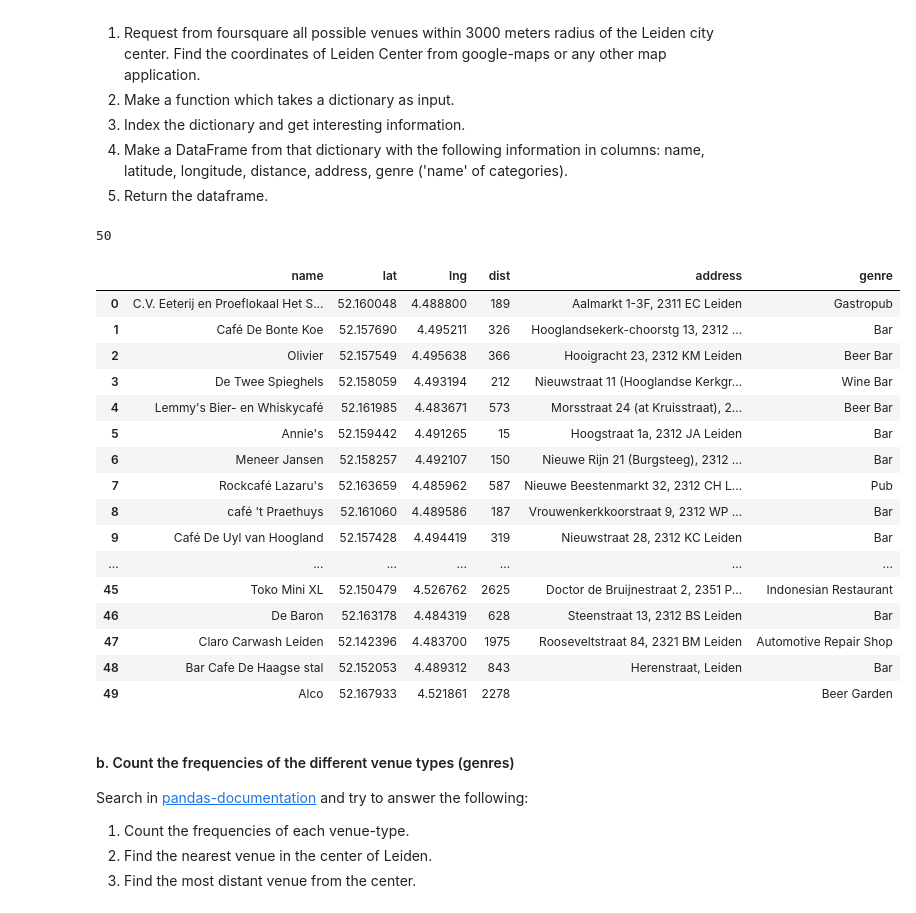
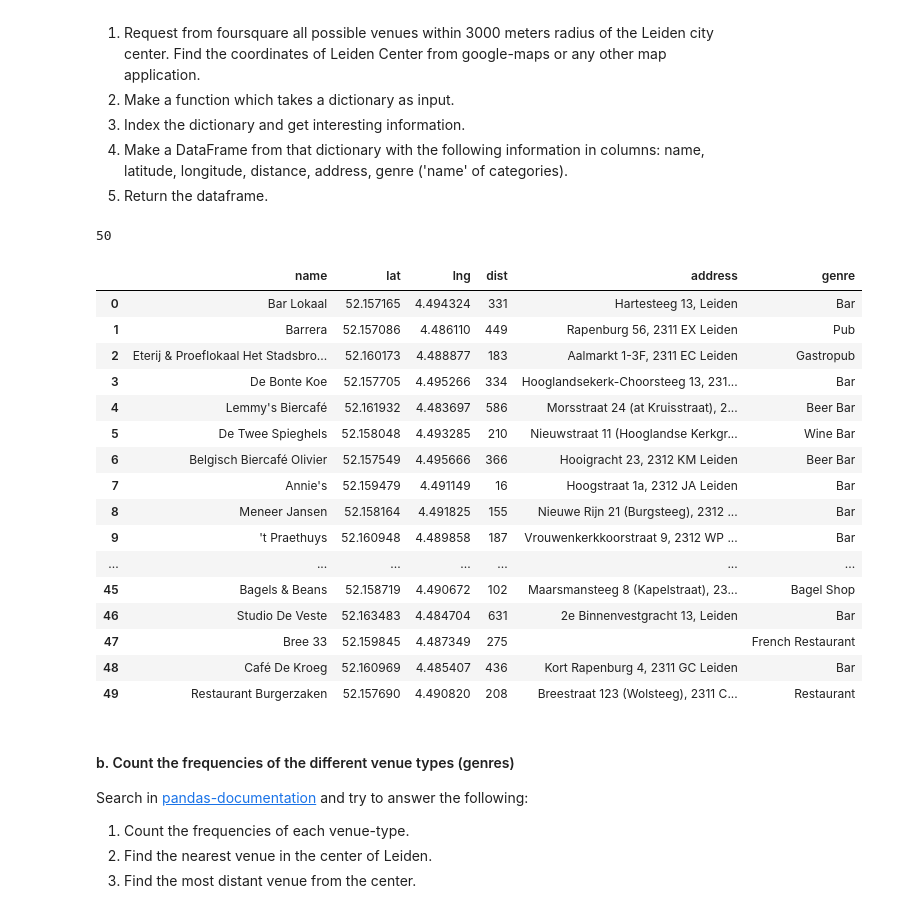
Before and after one commit to UC-Course-LU/Lab-1-Answers, a Jupyter notebook: Lab1_Answers.ipynb, the cells around one changed output. Saved outputs shown, nothing was run; the diff lists cells and outputs as text; code cells hidden in the pictures.

```diff
--- a/Lab1_Answers.ipynb
+++ b/Lab1_Answers.ipynb
@@ -393,57 +396,62 @@ import pandas as pd
 import requests
 import json
 
-# Please copy paste your API key from your web foursquare-app
-api_key="yourkey"
+# Please copy paste your bearer generated in the foursquare developer places API docs
+bearer = "yourbearer"
 
-url = "https://api.foursquare.com/v3/places/search"
-headers = {"accept": "application/json", "Authorization": api_key}
+url = "https://places-api.foursquare.com/places/search"
+
+headers = {
+    "accept": "application/json",
+    "X-Places-Api-Version": "2025-06-17",
+    "authorization": f"Bearer {bearer}"
+}
 
 params={
     'll': '52.159536,4.491366',
     'query': 'bar',
     'radius': 3000,
     'limit': 50
 }
 
 # Request data from foursquare
 data = json.loads(requests.get(url, headers=headers,params=params).text)
 
 # Build a function
 def venue_scraper(data):
     print(len(data['results']))
     d = {'name' : [], 'lat':[], 'lng': [], 'dist': [], 'address': [], 'genre': []}
     for i in range(len(data['results'])):
         d['name'].append(data['results'][i]['name'])
-        d['lat'].append(data['results'][i]['geocodes']['main']['latitude'])
-        d['lng'].append(data['results'][i]['geocodes']['main']['longitude'])
+        d['lat'].append(data['results'][i]['latitude'])
+        d['lng'].append(data['results'][i]['longitude'])
         d['dist'].append(data['results'][i]['distance'])
         d['address'].append(data['results'][i]['location']['formatted_address'])
         d['genre'].append(data['results'][i]['categories'][0]['name'])
     df = pd.DataFrame.from_dict(d)
     return d, df
 
 di, df=venue_scraper(data)
 df
 # %% [output]
 50
 |  | name | lat | lng | dist | address | genre |
-| 0 | C.V. Eeterij en Proeflokaal Het S... | 52.160048 | 4.488800 | 189 | Aalmarkt 1-3F, 2311 EC Leiden | Gastropub |
-| 1 | Café De Bonte Koe | 52.157690 | 4.495211 | 326 | Hooglandsekerk-choorstg 13, 2312 ... | Bar |
-| 2 | Olivier | 52.157549 | 4.495638 | 366 | Hooigracht 23, 2312 KM Leiden | Beer Bar |
-| 3 | De Twee Spieghels | 52.158059 | 4.493194 | 212 | Nieuwstraat 11 (Hooglandse Kerkgr... | Wine Bar |
-| 4 | Lemmy's Bier- en Whiskycafé | 52.161985 | 4.483671 | 573 | Morsstraat 24 (at Kruisstraat), 2... | Beer Bar |
-| 5 | Annie's | 52.159442 | 4.491265 | 15 | Hoogstraat 1a, 2312 JA Leiden | Bar |
-| 6 | Meneer Jansen | 52.158257 | 4.492107 | 150 | Nieuwe Rijn 21 (Burgsteeg), 2312 ... | Bar |
-| 7 | Rockcafé Lazaru's | 52.163659 | 4.485962 | 587 | Nieuwe Beestenmarkt 32, 2312 CH L... | Pub |
-| 8 | café 't Praethuys | 52.161060 | 4.489586 | 187 | Vrouwenkerkkoorstraat 9, 2312 WP ... | Bar |
-| 9 | Café De Uyl van Hoogland | 52.157428 | 4.494419 | 319 | Nieuwstraat 28, 2312 KC Leiden | Bar |
+| 0 | Bar Lokaal | 52.157165 | 4.494324 | 331 | Hartesteeg 13, Leiden | Bar |
+| 1 | Barrera | 52.157086 | 4.486110 | 449 | Rapenburg 56, 2311 EX Leiden | Pub |
+| 2 | Eterij & Proeflokaal Het Stadsbro... | 52.160173 | 4.488877 | 183 | Aalmarkt 1-3F, 2311 EC Leiden | Gastropub |
+| 3 | De Bonte Koe | 52.157705 | 4.495266 | 334 | Hooglandsekerk-Choorsteeg 13, 231... | Bar |
+| 4 | Lemmy's Biercafé | 52.161932 | 4.483697 | 586 | Morsstraat 24 (at Kruisstraat), 2... | Beer Bar |
+| 5 | De Twee Spieghels | 52.158048 | 4.493285 | 210 | Nieuwstraat 11 (Hooglandse Kerkgr... | Wine Bar |
+| 6 | Belgisch Biercafé Olivier | 52.157549 | 4.495666 | 366 | Hooigracht 23, 2312 KM Leiden | Beer Bar |
+| 7 | Annie's | 52.159479 | 4.491149 | 16 | Hoogstraat 1a, 2312 JA Leiden | Bar |
+| 8 | Meneer Jansen | 52.158164 | 4.491825 | 155 | Nieuwe Rijn 21 (Burgsteeg), 2312 ... | Bar |
+| 9 | 't Praethuys | 52.160948 | 4.489858 | 187 | Vrouwenkerkkoorstraat 9, 2312 WP ... | Bar |
 | ... | ... | ... | ... | ... | ... | ... |
-| 45 | Toko Mini XL | 52.150479 | 4.526762 | 2625 | Doctor de Bruijnestraat 2, 2351 P... | Indonesian Restaurant |
-| 46 | De Baron | 52.163178 | 4.484319 | 628 | Steenstraat 13, 2312 BS Leiden | Bar |
-| 47 | Claro Carwash Leiden | 52.142396 | 4.483700 | 1975 | Rooseveltstraat 84, 2321 BM Leiden | Automotive Repair Shop |
-| 48 | Bar Cafe De Haagse stal | 52.152053 | 4.489312 | 843 | Herenstraat, Leiden | Bar |
-| 49 | Alco | 52.167933 | 4.521861 | 2278 |  | Beer Garden |
+| 45 | Bagels & Beans | 52.158719 | 4.490672 | 102 | Maarsmansteeg 8 (Kapelstraat), 23... | Bagel Shop |
+| 46 | Studio De Veste | 52.163483 | 4.484704 | 631 | 2e Binnenvestgracht 13, Leiden | Bar |
+| 47 | Bree 33 | 52.159845 | 4.487349 | 275 |  | French Restaurant |
+| 48 | Café De Kroeg | 52.160969 | 4.485407 | 436 | Kort Rapenburg 4, 2311 GC Leiden | Bar |
+| 49 | Restaurant Burgerzaken | 52.157690 | 4.490820 | 208 | Breestraat 123 (Wolsteeg), 2311 C... | Restaurant |
 # %% [markdown]
 #### b. Count the frequencies of the different venue types (genres)
 Search in [pandas-documentation](https://pandas.pydata.org/pandas-docs/stable/reference/index.html) and try to answer the following:
```
Also changed, not shown: parts of 9 cells of this notebook, 1 other file.
